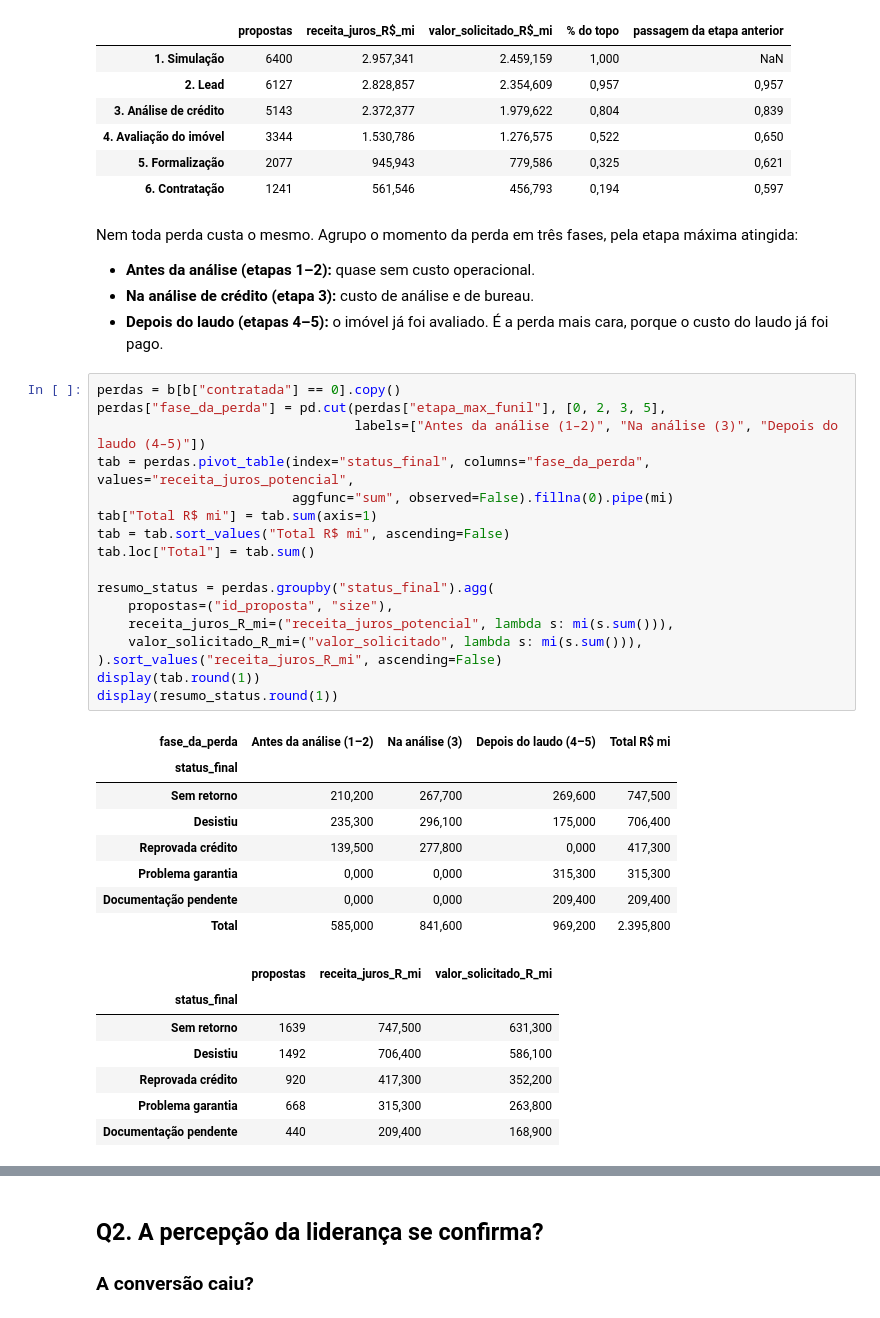
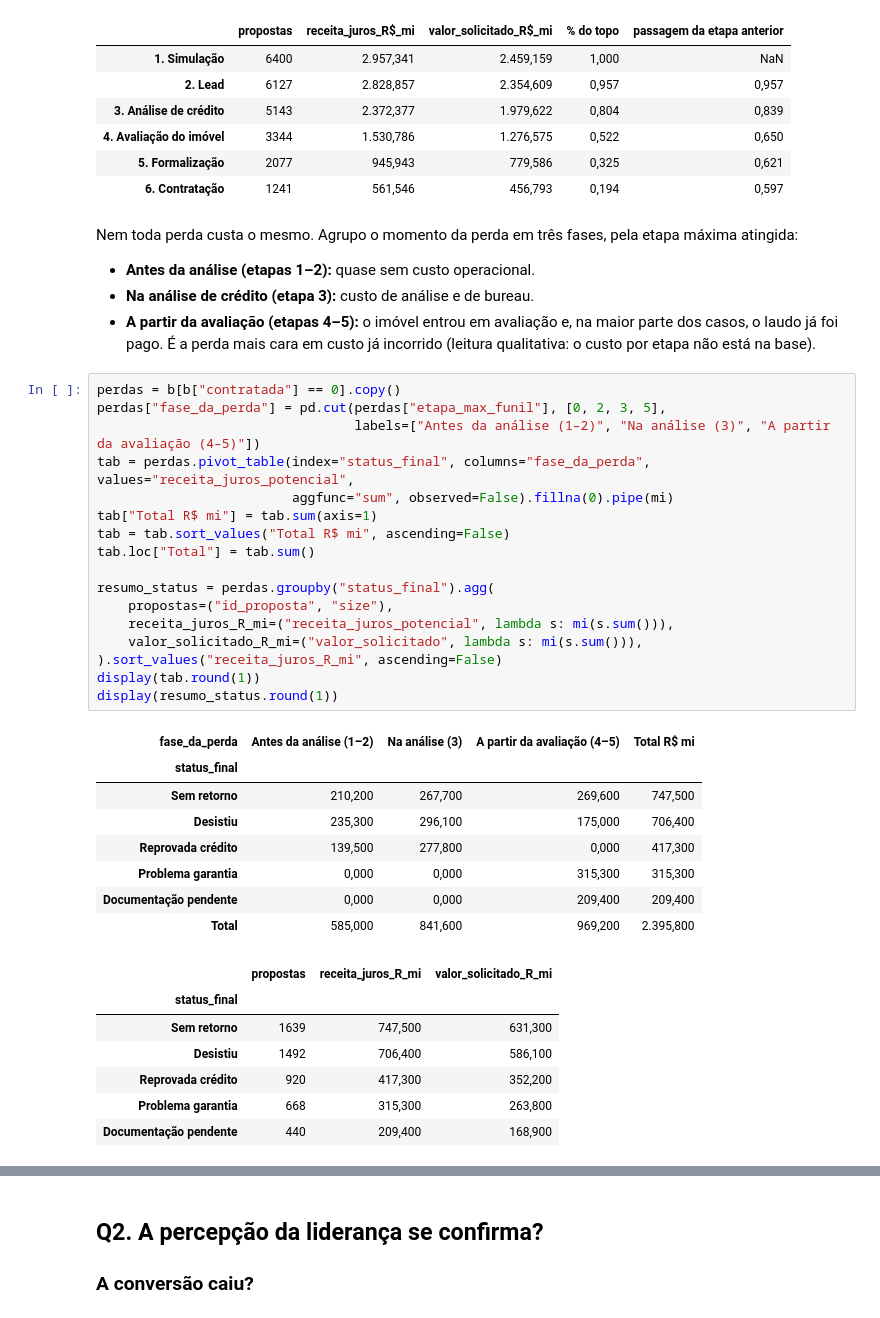
Before and after one commit to aslamrekik/Data_AI-, a Jupyter notebook: parte1_analise.ipynb, the cells around one changed output, grey strips where cells are left out. Cells and saved outputs as stored; diff of their text form.

```diff
--- a/parte1_analise.ipynb
+++ b/parte1_analise.ipynb
@@ -123,26 +123,26 @@ Nem toda perda custa o mesmo. Agrupo o momento da perda em três fases, pela eta
 
 - **Antes da análise (etapas 1–2):** quase sem custo operacional.
 - **Na análise de crédito (etapa 3):** custo de análise e de bureau.
-- **Depois do laudo (etapas 4–5):** o imóvel já foi avaliado. É a perda mais cara, porque o custo do laudo já foi pago.
+- **A partir da avaliação (etapas 4–5):** o imóvel entrou em avaliação e, na maior parte dos casos, o laudo já foi pago. É a perda mais cara em custo já incorrido (leitura qualitativa: o custo por etapa não está na base).
 # %%
 perdas = b[b["contratada"] == 0].copy()
 perdas["fase_da_perda"] = pd.cut(perdas["etapa_max_funil"], [0, 2, 3, 5],
-                                 labels=["Antes da análise (1–2)", "Na análise (3)", "Depois do laudo (4–5)"])
+                                 labels=["Antes da análise (1–2)", "Na análise (3)", "A partir da avaliação (4–5)"])
 tab = perdas.pivot_table(index="status_final", columns="fase_da_perda", values="receita_juros_potencial",
                          aggfunc="sum", observed=False).fillna(0).pipe(mi)
 tab["Total R$ mi"] = tab.sum(axis=1)
 tab = tab.sort_values("Total R$ mi", ascending=False)
 tab.loc["Total"] = tab.sum()
 
 resumo_status = perdas.groupby("status_final").agg(
     propostas=("id_proposta", "size"),
     receita_juros_R_mi=("receita_juros_potencial", lambda s: mi(s.sum())),
     valor_solicitado_R_mi=("valor_solicitado", lambda s: mi(s.sum())),
 ).sort_values("receita_juros_R_mi", ascending=False)
 display(tab.round(1))
 display(resumo_status.round(1))
 # %% [output]
-| fase_da_perda | Antes da análise (1–2) | Na análise (3) | Depois do laudo (4–5) | Total R$ mi |
+| fase_da_perda | Antes da análise (1–2) | Na análise (3) | A partir da avaliação (4–5) | Total R$ mi |
 | status_final |  |  |  |  |
 | Sem retorno | 210,200 | 267,700 | 269,600 | 747,500 |
 | Desistiu | 235,300 | 296,100 | 175,000 | 706,400 |
```
Also changed, not shown: parts of 4 cells of this notebook, 1 other file.
